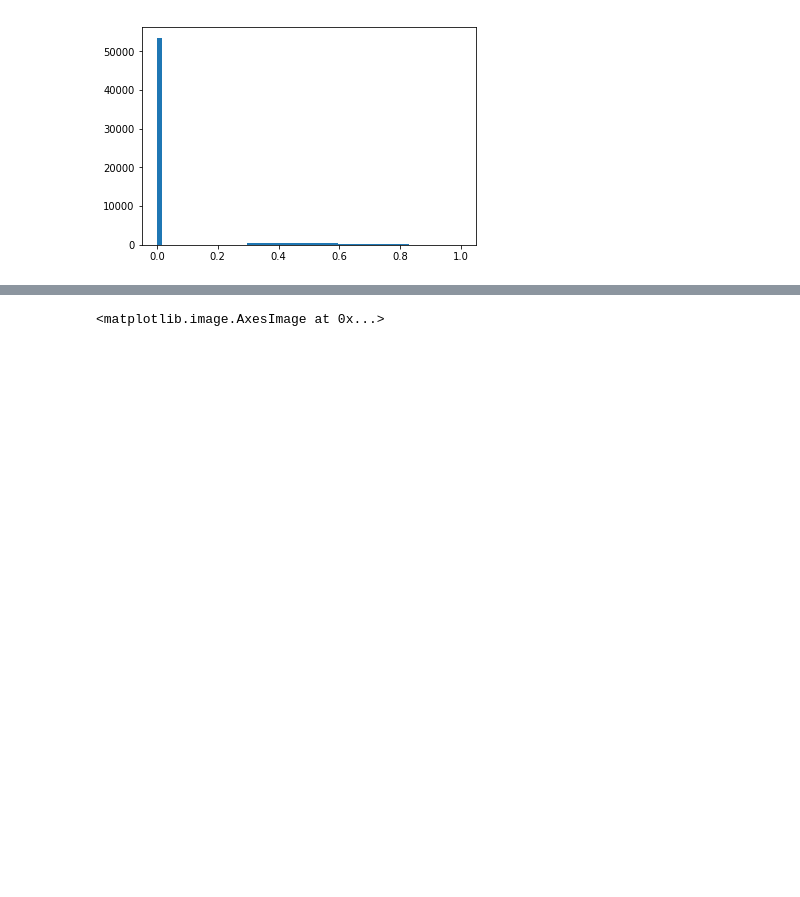
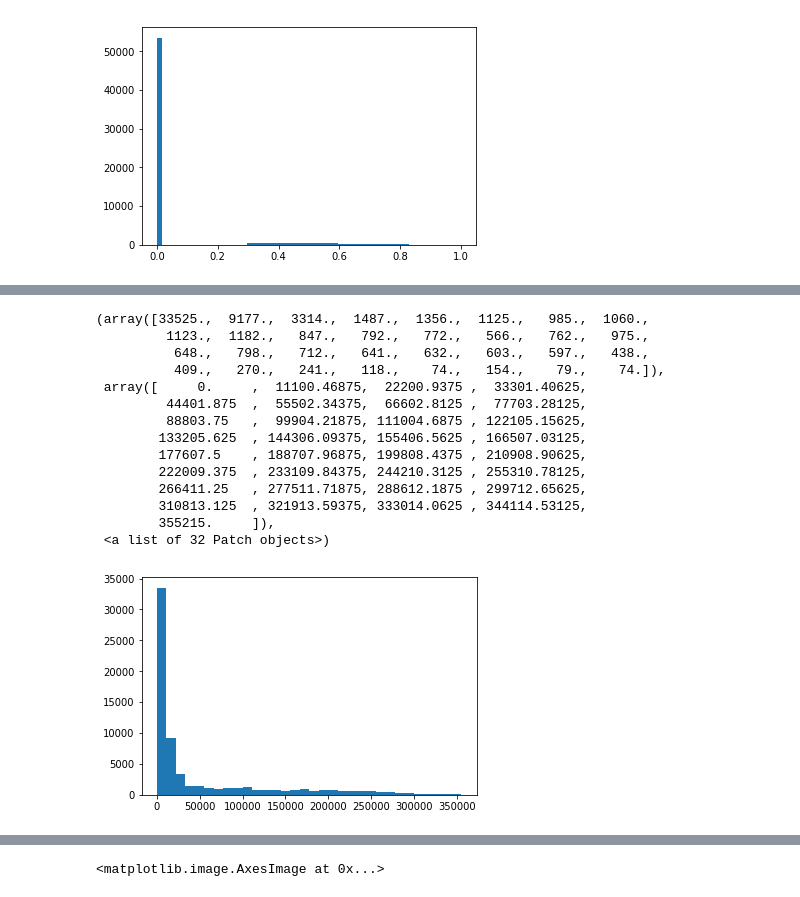
Before and after one commit to WeijieChen2017/DeepRad_w, a Jupyter notebook: fraction.ipynb, the cells around one changed output, grey strips where cells are left out. Cells and saved outputs as stored; diff of their text form; code cells hidden in the pictures; blank space fills up the shorter version.

```diff
--- a/fraction.ipynb
+++ b/fraction.ipynb
@@ -96,3 +166,21 @@ plt.imshow(img_ff, cmap='gray')
+# %%
+plt.hist(np.ravel(img_sum), bins=32)
+# %% [output]
+(array([33525.,  9177.,  3314.,  1487.,  1356.,  1125.,   985.,  1060.,
+         1123.,  1182.,   847.,   792.,   772.,   566.,   762.,   975.,
+          648.,   798.,   712.,   641.,   632.,   603.,   597.,   438.,
+          409.,   270.,   241.,   118.,    74.,   154.,    79.,    74.]),
+ array([     0.     ,  11100.46875,  22200.9375 ,  33301.40625,
+         44401.875  ,  55502.34375,  66602.8125 ,  77703.28125,
+         88803.75   ,  99904.21875, 111004.6875 , 122105.15625,
+        133205.625  , 144306.09375, 155406.5625 , 166507.03125,
+        177607.5    , 188707.96875, 199808.4375 , 210908.90625,
+        222009.375  , 233109.84375, 244210.3125 , 255310.78125,
+        266411.25   , 277511.71875, 288612.1875 , 299712.65625,
+        310813.125  , 321913.59375, 333014.0625 , 344114.53125,
+        355215.     ]),
+ <a list of 32 Patch objects>)
+[figure, added]
 # %%
 plt.figure(figsize=(4,6), dpi=300)
 plt.subplot(321)
```
Also changed, not shown: parts of 11 cells of this notebook, 5 other files.
